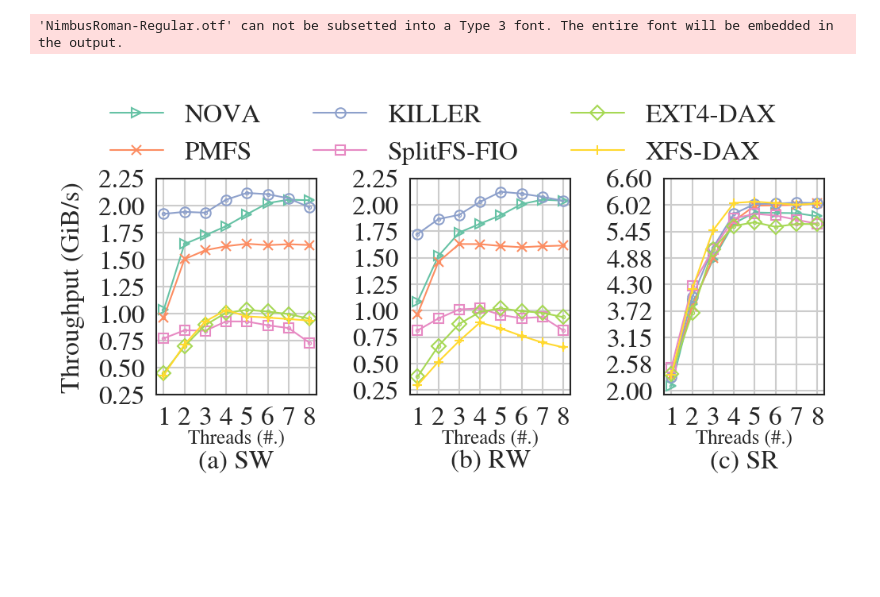
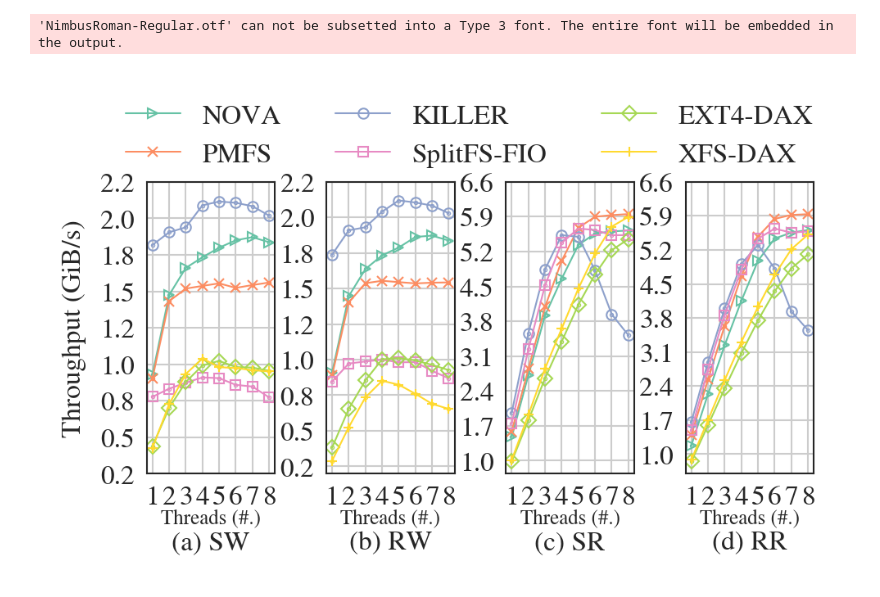
Before and after one commit to WOFS-for-PM/tests, a Jupyter notebook: killer-asplos/FIG-MT-FIO/plot.ipynb, the cells around one changed output. Drawn from its saved outputs; the diff is of its cells as text; code cells hidden in the pictures; blank space fills up the shorter version.

```diff
--- a/killer-asplos/FIG-MT-FIO/plot.ipynb
+++ b/killer-asplos/FIG-MT-FIO/plot.ipynb
@@ -2,10 +2,12 @@
 # ipython -c "%run plot.ipynb"
 
 import matplotlib
+from matplotlib import gridspec
 import matplotlib.pyplot as plt
 from matplotlib import style
 import pandas as pd
 import numpy as np
+from matplotlib.gridspec import GridSpec
 import matplotlib.ticker as mtick
 from mpl_toolkits.axes_grid1.inset_locator import mark_inset
 from mpl_toolkits.axes_grid1.inset_locator import inset_axes
@@ -38,9 +40,9 @@ fig = plt.figure(dpi = 300, figsize = (cm_to_inch(SINGLE_COL_WIDTH), cm_to_inch(
 line_width = 0.5
 # colors = ["#2b2d42", "#8d99ae", "#1a535c", "#ef233c", "#4ecdc4"]
 marks = [">", "x", "o", "s", "D", "+"]
-subtitles = ["(a) SW", "(b) RW", "(c) SR"]
+subtitles = ["(a) SW", "(b) RW", "(c) SR", "(d) RR"]
 fss = df['file_system'].drop_duplicates().reset_index().drop(columns=['index'])['file_system']
-ops = ["seq-write", "rnd-write", "seq-read"]
+ops = ["seq-write", "rnd-write", "seq-read", "rnd-read"]
 num_jobs = list(range(1, 9))
 
 def zoom_in(axins, x, ys, zone_left, zone_right):
@@ -63,8 +65,10 @@ def zoom_in(axins, x, ys, zone_left, zone_right):
     axins.set_xlim(xlim0, xlim1)
     axins.set_ylim(ylim0, ylim1)
 
+gs0 = gridspec.GridSpec(1, 4, figure=fig, wspace=0.4)
 for op_idx, op in enumerate(ops):
-    subfig = plt.subplot(1, 3, op_idx + 1)
+    # subfig = plt.subplot(1, 4, op_idx + 1)
+    subfig = plt.subplot(gs0[op_idx])
     for idx, fs in enumerate(fss):
         plt.plot(num_jobs, df[(df['file_system'] == fs) & (df['ops'] == op)]['bandwidth(MiB/s)'] / 1024, color=plt.get_cmap('Set2')(idx), markerfacecolor='none', linewidth= line_width,label=fs, marker=marks[idx], markeredgecolor=plt.get_cmap('Set2')(idx), markersize=3, markeredgewidth=0.5)
         plt.scatter(num_jobs, df[(df['file_system'] == fs) & (df['ops'] == op)]['bandwidth(MiB/s)'] / 1024, color=plt.get_cmap('Set2')(idx), s=0.1)
@@ -76,35 +80,36 @@ for op_idx, op in enumerate(ops):
 
     if op_idx == 0:
         plt.ylabel('Throughput (GiB/s)', fontsize=8)
     if op_idx == 0 or op_idx == 1:
         plt.yticks(np.linspace(0.25, 2.25, 9), fontsize=8)
     else:
-        plt.yticks(np.linspace(2, 6.6, 9), fontsize=8)
-        ax.yaxis.set_major_formatter(mtick.FormatStrFormatter('%.2f'))
-    subfig.text(0.5, -0.2, "Threads (#.)", ha='center', va='center', fontsize=6, transform=subfig.transAxes)
+        plt.yticks(np.linspace(1, 6.6, 9), fontsize=8)
+    ax.yaxis.set_major_formatter(mtick.FormatStrFormatter('%.1f'))
+    subfig.text(0.5, -0.15, "Threads (#.)", ha='center', va='center', fontsize=6, transform=subfig.transAxes)
     plt.xlabel(subtitles[op_idx], fontsize=8, labelpad=6)
         # axins = ax.inset_axes((0.45, 0.1, 0.5, 0.5))
         # ys = []
         # for idx, fs in enumerate(fss):
         #     y = list(df[(df['file_system'] == fs) & (df['ops'] == op)]['bandwidth(MiB/s)'] / 1024)
         #     axins.plot(num_jobs, y, color=plt.get_cmap('Set2')(idx), markerfacecolor='none', linewidth=line_width,label=fs, marker=marks[idx], markeredgecolor=plt.get_cmap('Set2')(idx), markersize=3, markeredgewidth=0.5)
         #     ys.append(y)
         #     axins.scatter(num_jobs, df[(df['file_system'] == fs) & (df['ops'] == op)]['bandwidth(MiB/s)'] / 1024, color=plt.get_cmap('Set2')(idx), s=0.1)
         # zoom_in(axins, num_jobs, ys, 5, 7)
         # axins.set_xticks([6, 7, 8])
         # axins.set_xticklabels([6, 7, 8], fontsize=6)
 
         # axins.set_yticks(np.linspace(5.5, 6.2, 3))
         # axins.set_yticklabels(np.linspace(5.5, 6.2, 3), fontsize=6)
         # axins.yaxis.set_major_formatter(mtick.FormatStrFormatter('%.1f'))
 
         # lw = 0.5
         # for axis in ['top','bottom','left','right']:
         #     axins.spines[axis].set_linewidth(lw)
 
 fig.legend(fss, loc='center', bbox_to_anchor=(0.5, 1), ncol=3, fontsize=8)
-plt.tight_layout()
+# plt.tight_layout()
+# gs0.tight_layout(fig)
 plt.savefig("./FIG-Concurrency.pdf", bbox_inches='tight', pad_inches=0)
 # %% [output]
 'NimbusRoman-Regular.otf' can not be subsetted into a Type 3 font. The entire font will be embedded in the output.
-[figure, old version]
+[figure, new version]
```
Also changed, not shown: 22 other files.
